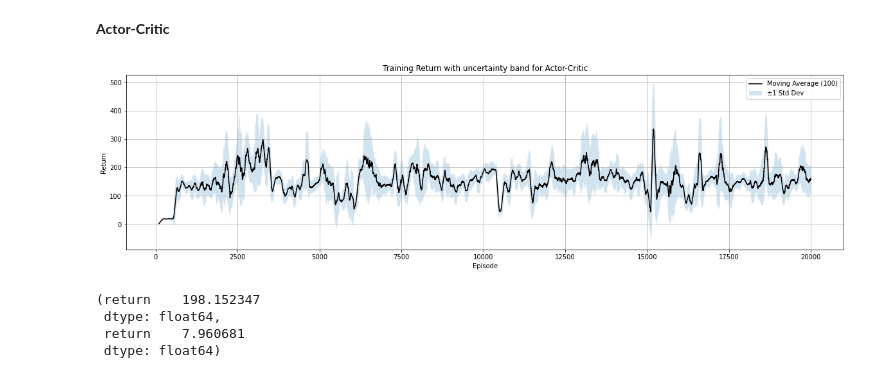
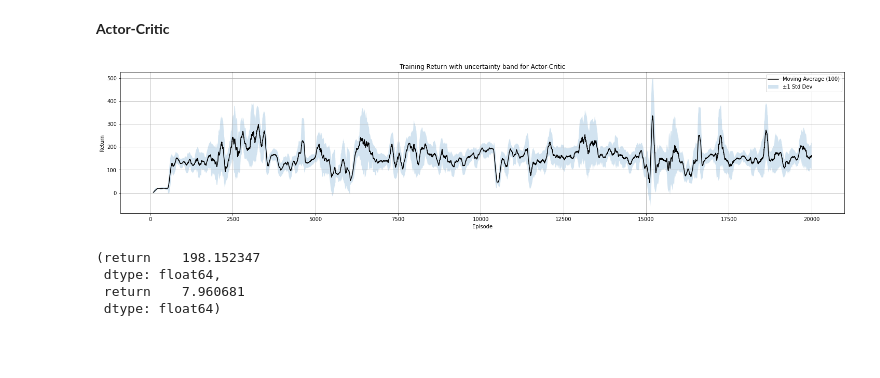
Before and after one commit to dalial89/rl_mldl_25, a Jupyter notebook: models_data/data_analysis.ipynb, the cells around one changed output. Saved outputs shown, nothing was run; the diff lists cells and outputs as text; code cells hidden in the pictures; blank space fills up the shorter version.

```diff
--- a/models_data/data_analysis.ipynb
+++ b/models_data/data_analysis.ipynb
@@ -126,32 +126,32 @@ df.mean(), df.std()
 # %%
 csv_path = "ac_seed_42_returns.csv"
 
 df = pd.read_csv(csv_path)
 
 window = 100
 rolling_mean = df["return"].rolling(window=window).mean()
 rolling_std = df["return"].rolling(window=window).std()
 
-plt.figure(figsize=(20, 5))
+plt.figure(figsize=(25, 5))
 plt.plot(df["episode"], rolling_mean, label="Moving Average (100)", color="black")
 
-# Banda di confidenza ±1 std
+#  ±1 std
 plt.fill_between(
     df["episode"],
     rolling_mean - rolling_std,
     rolling_mean + rolling_std,
     alpha=0.2,
     label="±1 Std Dev"
 )
 
 plt.xlabel("Episode")
 plt.ylabel("Return")
 plt.title("Training Return with uncertainty band for Actor-Critic")
 plt.legend()
 plt.grid(True)
 plt.show()
 # %% [output]
-[figure, old version]
+[figure, new version]
 # %%
 df = pd.read_csv("ActorCritic_seed_42_test_returns.csv")
 df.mean(), df.std()
```
Also changed, not shown: parts of 9 cells of this notebook.
